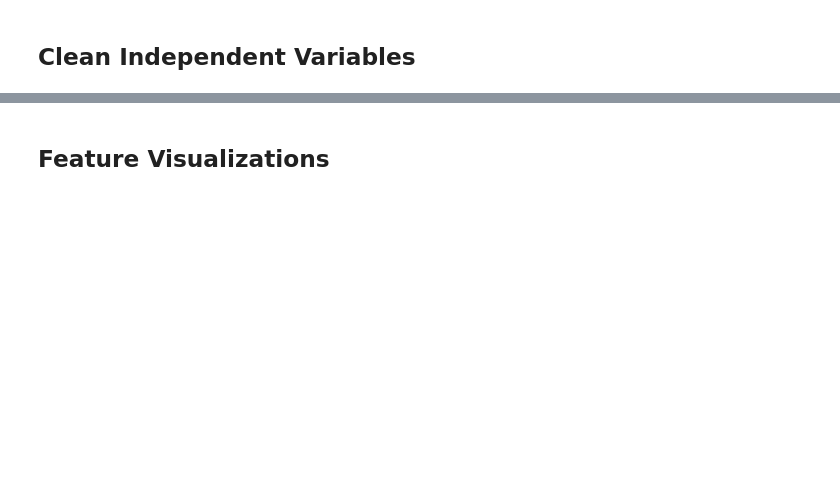
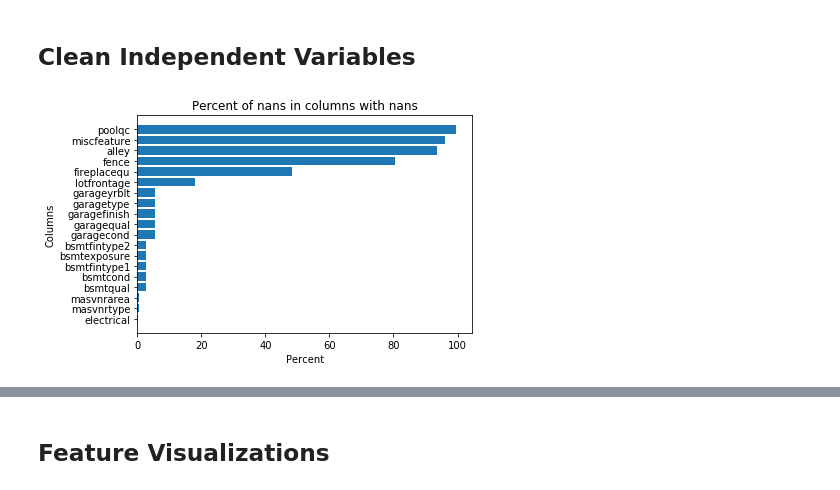
Before and after one commit to marshall7m/thinkful-data-science, a Jupyter notebook: linear_regression/housing_challenge.ipynb, the cells around one changed output, grey strips where cells are left out. Saved outputs shown, nothing was run; the diff lists cells and outputs as text; code cells hidden in the pictures; blank space fills up the shorter version.

```diff
--- a/linear_regression/housing_challenge.ipynb
+++ b/linear_regression/housing_challenge.ipynb
@@ -97,2 +108,13 @@ Drop 28 rows with saleprice greater than $400,000
 # %% [markdown]
 ## Clean Independent Variables
+# %%
+# see percent of nan values within each column
+nan_col = housing_df.isnull().sum()/ len(housing_df)*100
+nan_col = nan_col.drop(nan_col[nan_col == 0].index).sort_values(ascending=True)
+plt.barh(nan_col.keys(),nan_col.values)
+plt.title('Percent of nans in columns with nans')
+plt.ylabel('Columns')
+plt.xlabel('Percent')
+plt.show()
+# %% [output]
+[figure, added]
```
Also changed, not shown: parts of 27 cells of this notebook, 3 other files.
